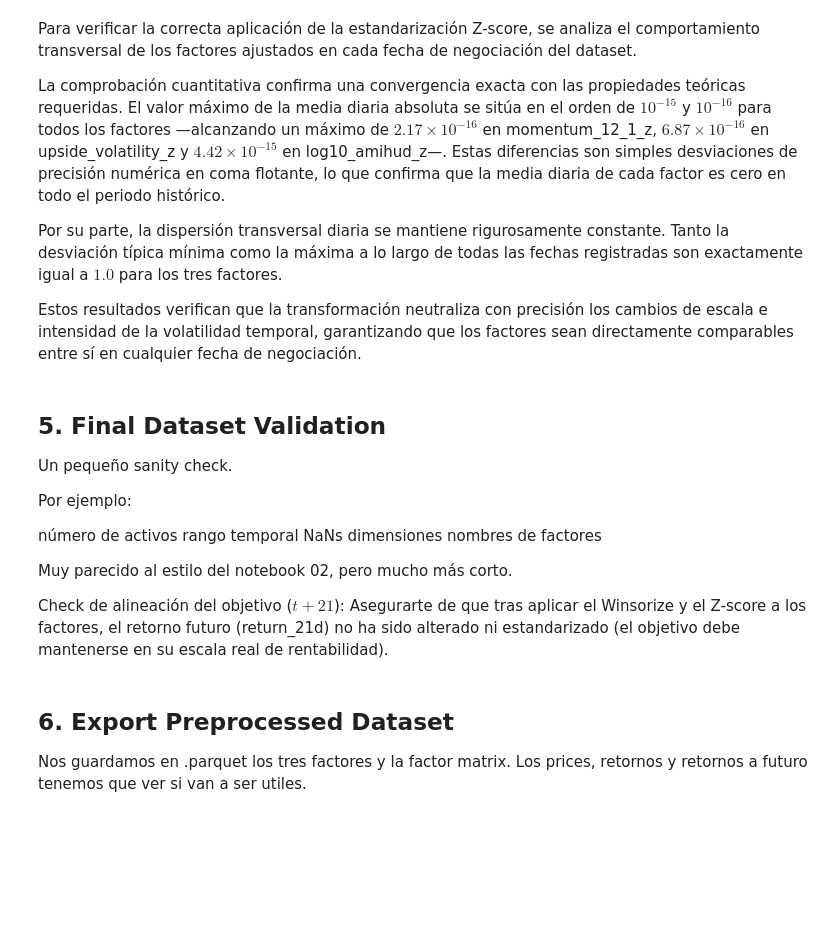
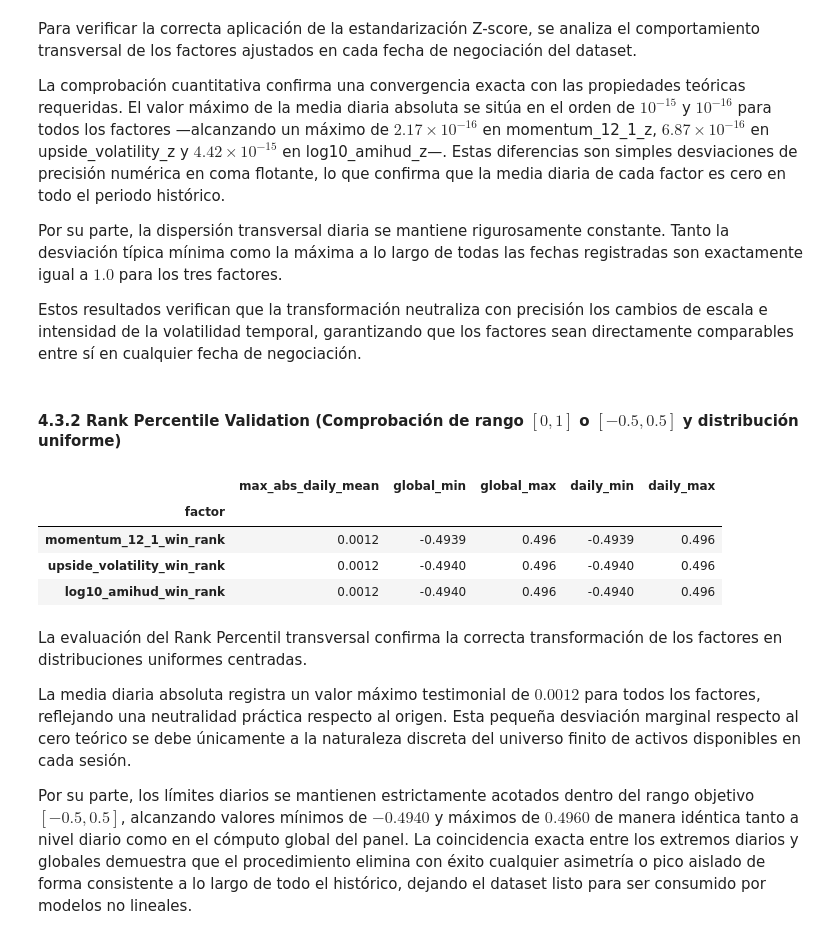
Before and after one commit to PalaciosDaniel/quant-portfolio-project, a Jupyter notebook: notebooks/05_factor_preprocessing.ipynb, the cells around one changed output. Cells and saved outputs as stored; diff of their text form; code cells hidden in the pictures; blank space fills up the shorter version.

```diff
--- a/notebooks/05_factor_preprocessing.ipynb
+++ b/notebooks/05_factor_preprocessing.ipynb
@@ -292,5 +293,14 @@ df_z = standardize_cross_sectional(
     df_win,
     cols=win_cols
 )
+# %%
+from src.preprocessing.factor_preprocessing import rank_cross_sectional
+
+win_cols = [f"{col}_win" for col in factor_cols]
+
+df_rank = rank_cross_sectional(
+    df_win,
+    cols=win_cols
+)
 # %% [markdown]
 ### 4.3 Validation
@@ -330,24 +342,41 @@ La comprobación cuantitativa confirma una convergencia exacta con las propiedad
 Por su parte, la dispersión transversal diaria se mantiene rigurosamente constante. Tanto la desviación típica mínima como la máxima a lo largo de todas las fechas registradas son exactamente igual a $1.0$ para los tres factores.
 
 Estos resultados verifican que la transformación neutraliza con precisión los cambios de escala e intensidad de la volatilidad temporal, garantizando que los factores sean directamente comparables entre sí en cualquier fecha de negociación.
-# %% [markdown]
-## 5. Final Dataset Validation
-
-Un pequeño sanity check.
-
-Por ejemplo:
-
-número de activos
-rango temporal
-NaNs
-dimensiones
-nombres de factores
-
-Muy parecido al estilo del notebook 02, pero mucho más corto.
-
-Check de alineación del objetivo ($t+21$): Asegurarte de que tras aplicar el Winsorize y el Z-score a los factores, el retorno futuro (return_21d) no ha sido alterado ni estandarizado (el objetivo debe mantenerse en su escala real de rentabilidad).
-# %% [markdown]
-
-## 6. Export Preprocessed Dataset
-
-Nos guardamos en .parquet los tres factores y la factor matrix. Los prices, retornos y retornos a futuro tenemos que ver si van a ser utiles.
+# %% [markdown]
+#### 4.3.2 Rank Percentile Validation (Comprobación de rango $[0, 1]$ o $[-0.5, 0.5]$ y distribución uniforme)
+# %%
+rank_cols = [f"{col}_rank" for col in win_cols]
+
+# Group by date to check daily properties
+daily_stats = (
+    df_rank
+    .groupby("date")[rank_cols]
+    .agg(["mean", "min", "max"])
+)
+
+validation_summary = []
+
+for col in rank_cols:
+
+    validation_summary.append({
+        "factor": col,
+        "max_abs_daily_mean": daily_stats[(col, "mean")].abs().max(),
+        "global_min": df_rank[col].min(),
+        "global_max": df_rank[col].max(),
+        "daily_min": daily_stats[(col, "min")].min(),
+        "daily_max": daily_stats[(col, "max")].max(),
+    })
+
+pd.DataFrame(validation_summary).set_index("factor").round(4)
+# %% [output]
+|  | max_abs_daily_mean | global_min | global_max | daily_min | daily_max |
+| factor |  |  |  |  |  |
+| momentum_12_1_win_rank | 0.0012 | -0.4939 | 0.496 | -0.4939 | 0.496 |
+| upside_volatility_win_rank | 0.0012 | -0.4940 | 0.496 | -0.4940 | 0.496 |
+| log10_amihud_win_rank | 0.0012 | -0.4940 | 0.496 | -0.4940 | 0.496 |
+# %% [markdown]
+La evaluación del Rank Percentil transversal confirma la correcta transformación de los factores en distribuciones uniformes centradas.
+
+La media diaria absoluta registra un valor máximo testimonial de $0.0012$ para todos los factores, reflejando una neutralidad práctica respecto al origen. Esta pequeña desviación marginal respecto al cero teórico se debe únicamente a la naturaleza discreta del universo finito de activos disponibles en cada sesión.
+
+Por su parte, los límites diarios se mantienen estrictamente acotados dentro del rango objetivo $[-0.5, 0.5]$, alcanzando valores mínimos de $-0.4940$ y máximos de $0.4960$ de manera idéntica tanto a nivel diario como en el cómputo global del panel. La coincidencia exacta entre los extremos diarios y globales demuestra que el procedimiento elimina con éxito cualquier asimetría o pico aislado de forma consistente a lo largo de todo el histórico, dejando el dataset listo para ser consumido por modelos no lineales.
```
Also changed, not shown: parts of 18 cells of this notebook, 18 other files.
